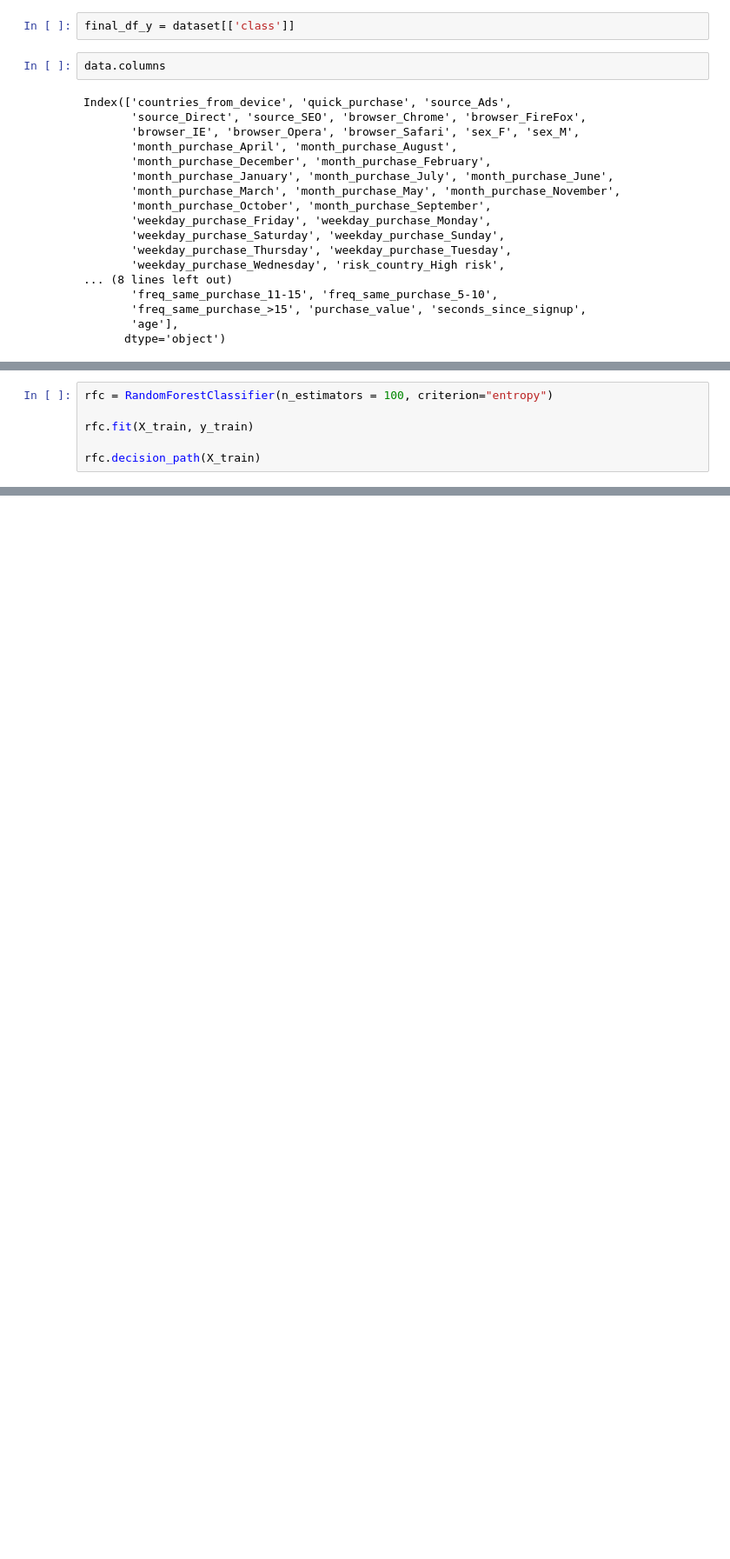
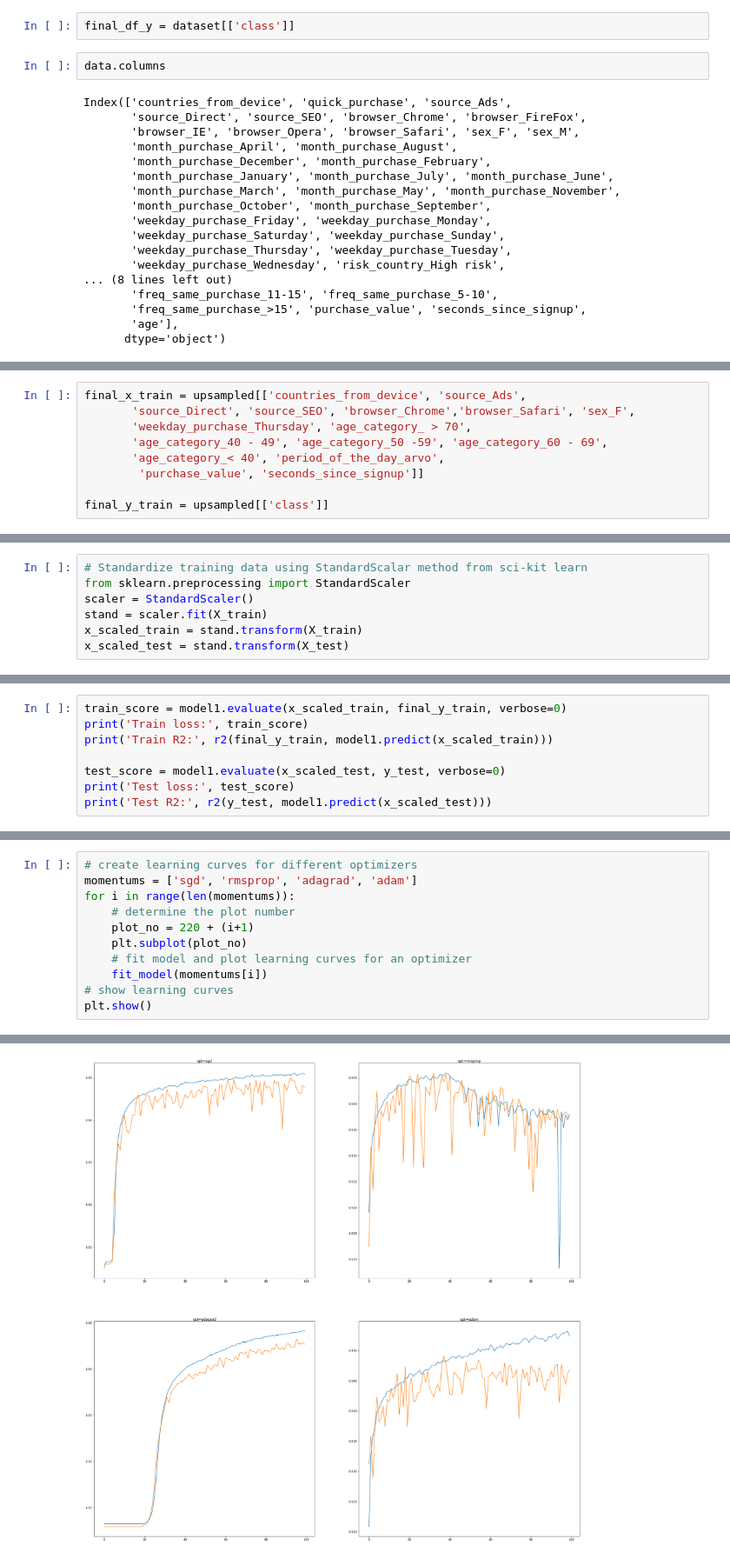
Before and after one commit to KohSiXing/BT4012-Fraud-Analytics, a Jupyter notebook: New_Dataset.ipynb, the cells around one changed output, grey strips where cells are left out. Shown at 87% size. Drawn from its saved outputs; the diff is of its cells as text; blank space fills up the shorter version.

```diff
--- a/New_Dataset.ipynb
+++ b/New_Dataset.ipynb
@@ -415,6 +430,0 @@ X_train
-# %%
-rfc = RandomForestClassifier(n_estimators = 100, criterion="entropy")
-
-rfc.fit(X_train, y_train)
-
-rfc.decision_path(X_train)
@@ -459,0 +431,9 @@ ROC AUC score OF THE MODEL:  0.7688514171543919
+# %%
+final_x_train = upsampled[['countries_from_device', 'source_Ads',
+       'source_Direct', 'source_SEO', 'browser_Chrome','browser_Safari', 'sex_F',
+       'weekday_purchase_Thursday', 'age_category_ > 70',
+       'age_category_40 - 49', 'age_category_50 -59', 'age_category_60 - 69',
+       'age_category_< 40', 'period_of_the_day_arvo',
+        'purchase_value', 'seconds_since_signup']]
+
+final_y_train = upsampled[['class']]
@@ -486,0 +463,7 @@ max        1.738356
+# %%
+# Standardize training data using StandardScalar method from sci-kit learn
+from sklearn.preprocessing import StandardScaler
+scaler = StandardScaler()
+stand = scaler.fit(X_train)
+x_scaled_train = stand.transform(X_train)
+x_scaled_test = stand.transform(X_test)
@@ -544,0 +676,8 @@ Test R2: 0.4349594262617268
+# %%
+train_score = model1.evaluate(x_scaled_train, final_y_train, verbose=0)
+print('Train loss:', train_score)
+print('Train R2:', r2(final_y_train, model1.predict(x_scaled_train)))
+
+test_score = model1.evaluate(x_scaled_test, y_test, verbose=0)
+print('Test loss:', test_score)
+print('Test R2:', r2(y_test, model1.predict(x_scaled_test)))
@@ -544,0 +761,12 @@ Test R2: 0.4349594262617268
+# %%
+# create learning curves for different optimizers
+momentums = ['sgd', 'rmsprop', 'adagrad', 'adam']
+for i in range(len(momentums)):
+	# determine the plot number
+	plot_no = 220 + (i+1)
+	plt.subplot(plot_no)
+	# fit model and plot learning curves for an optimizer
+	fit_model(momentums[i])
+# show learning curves
+plt.show()
+# %% [output]
@@ -544,0 +790 @@ Test R2: 0.4349594262617268
+[figure, added]
```
Also changed, not shown: parts of 33 cells of this notebook.
